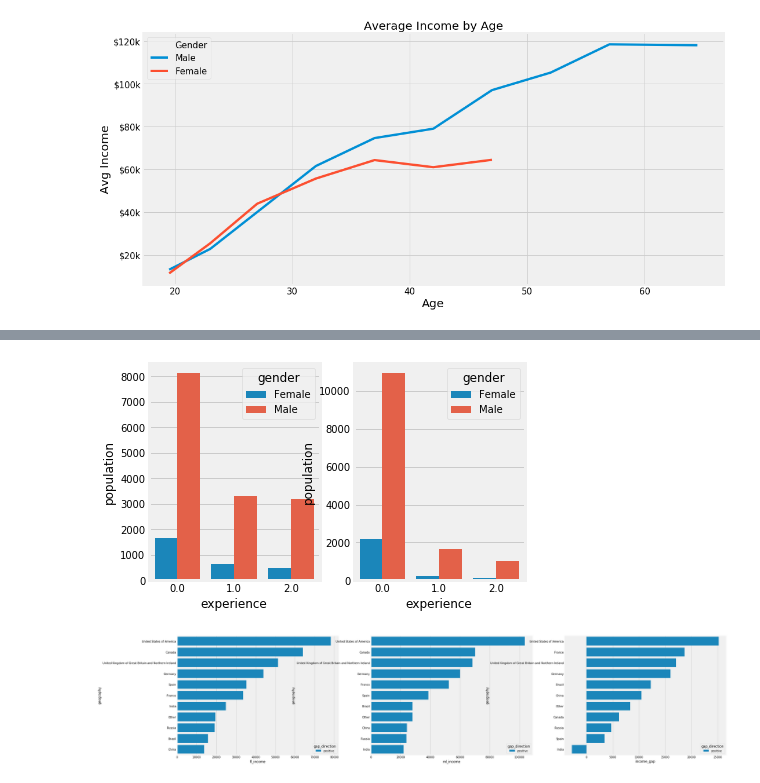
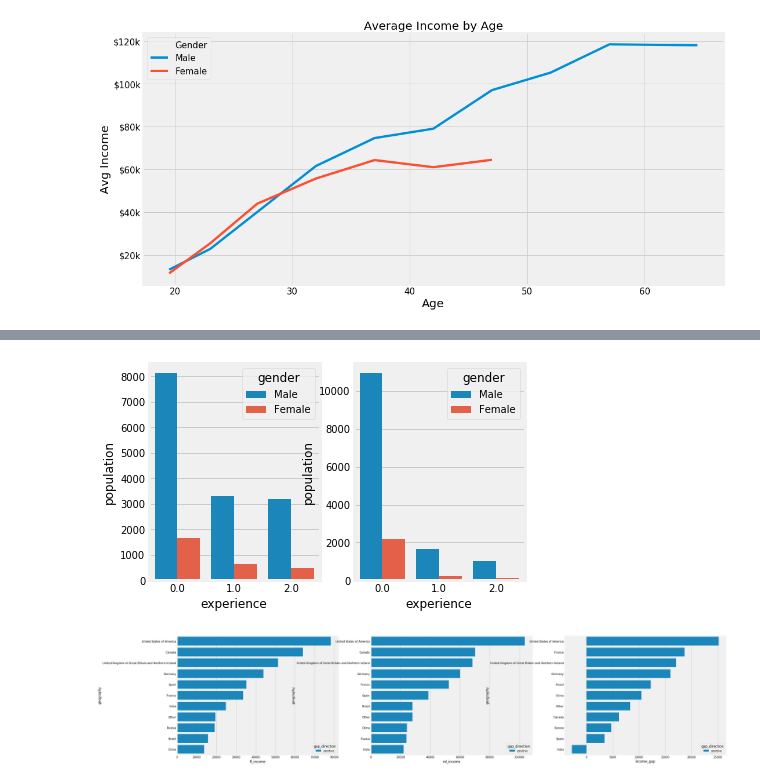
Before and after one commit to lopez-/kaggle_projects, a Jupyter notebook: 2018_survey/clean.ipynb, the cells around one changed output, grey strips where cells are left out. Drawn from its saved outputs; the diff is of its cells as text; code cells hidden in the pictures.

```diff
--- a/2018_survey/clean.ipynb
+++ b/2018_survey/clean.ipynb
@@ -274,22 +274,22 @@ plt.show()
 # %%
 df_plot = sqldf("""
 select gender, coding_xp_level as experience, 'coding_xp' as dimension, count(*) as population
 from df
 where coding_xp_level is not null
 group by 1, 2
 UNION ALL
 select gender, ml_xp_level as experience, 'ml_xp' as dimension, count(*) as population
 from df
 where ml_xp_level is not null
 group by 1, 2
 """)
 
 fix, axs = plt.subplots(ncols=2)
-sns.barplot(x='experience', y='population', hue='gender', data=df_plot[df_plot['dimension']=='coding_xp'], ax=axs[0])
-sns.barplot(x='experience', y='population', hue='gender', data=df_plot[df_plot['dimension']=='ml_xp'], ax=axs[1])
+sns.barplot(x='experience', y='population', hue='gender', hue_order = ['Male', 'Female'], data=df_plot[df_plot['dimension']=='coding_xp'], ax=axs[0])
+sns.barplot(x='experience', y='population', hue='gender', hue_order = ['Male', 'Female'], data=df_plot[df_plot['dimension']=='ml_xp'], ax=axs[1])
 plt.show()
 # %% [output]
-[figure, old version]
+[figure, new version]
 # %%
 df_plot = sqldf("""
 with bd as (
```
Also changed, not shown: parts of 4 cells of this notebook.
